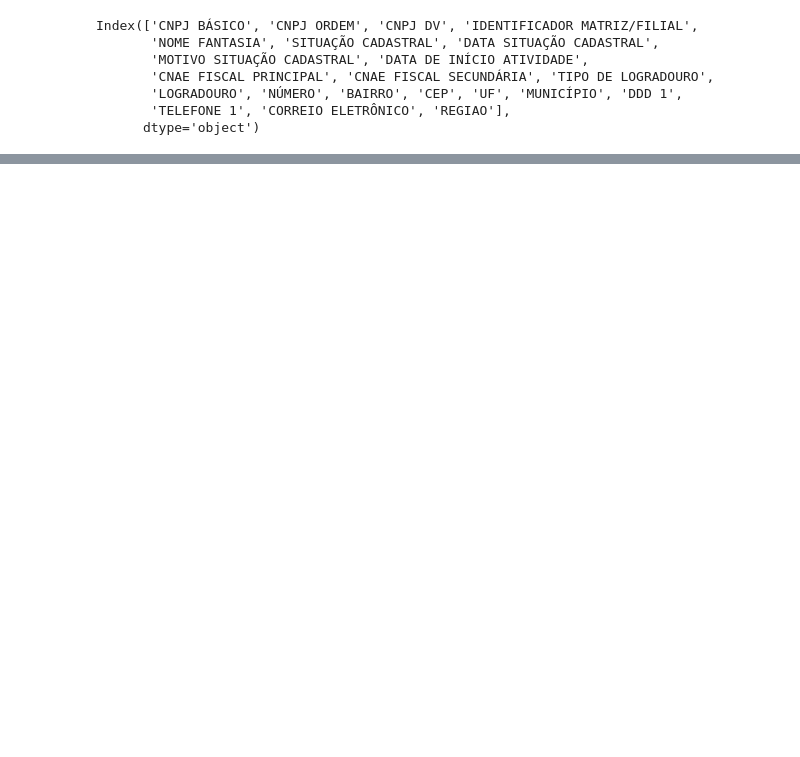
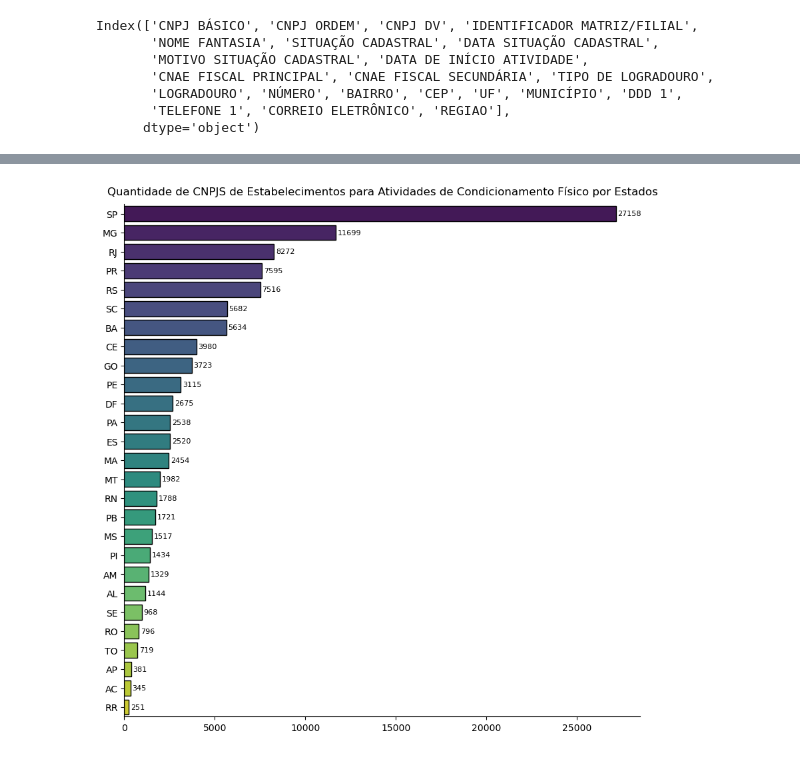
Before and after one commit to MatheusMorandi/Cnpj_Academias, a Jupyter notebook: src/eda.ipynb, the cells around one changed output, grey strips where cells are left out. Cells and saved outputs as stored; diff of their text form; code cells hidden in the pictures; blank space fills up the shorter version.

```diff
--- a/src/eda.ipynb
+++ b/src/eda.ipynb
@@ -74,0 +214,29 @@ dados.head()
+# %%
+qntd_uf = dados["UF"].value_counts().reset_index()
+
+qntd_uf = qntd_uf.drop(index = 27)
+# %%
+plt.figure(figsize = (10,10))
+
+grafico_qntd = sns.barplot(data = qntd_uf,
+                            x = "count",
+                            y = "UF",
+                            hue = "UF",
+                            palette = "viridis",
+                            edgecolor = "Black",
+                            legend = False)
+
+for container in grafico_qntd.containers:
+    grafico_qntd.bar_label(container, padding = 2, fontsize = 8)
+
+plt.title("Quantidade de CNPJS de Estabelecimentos para Atividades de Condicionamento Físico por Estados", fontsize = 12, pad = 10)
+
+plt.xlabel("")
+
+plt.ylabel("")
+
+sns.despine()
+
+plt.show()
+# %% [output]
+[figure, added]
```
Also changed, not shown: parts of 15 cells of this notebook, 1 other file.
